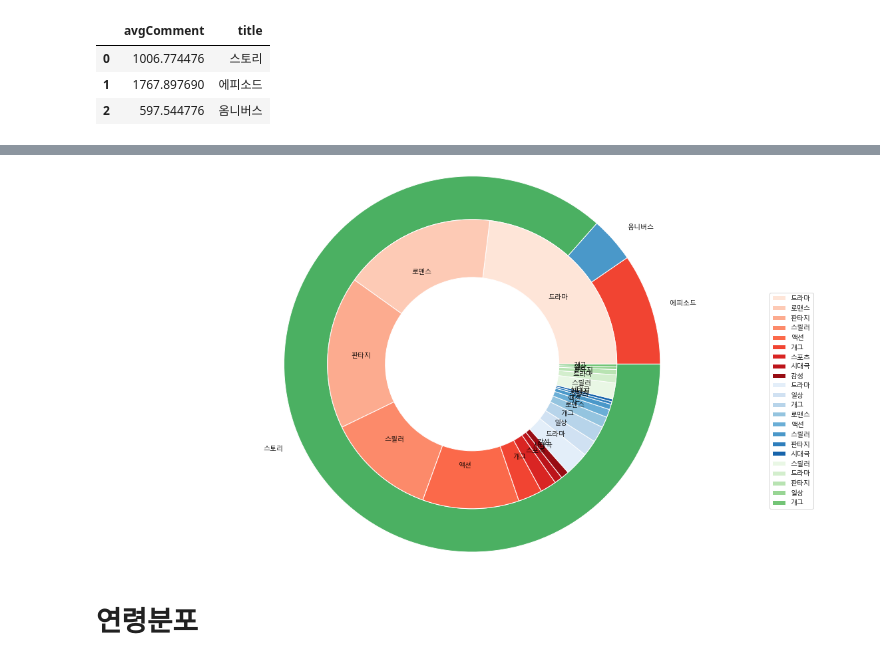
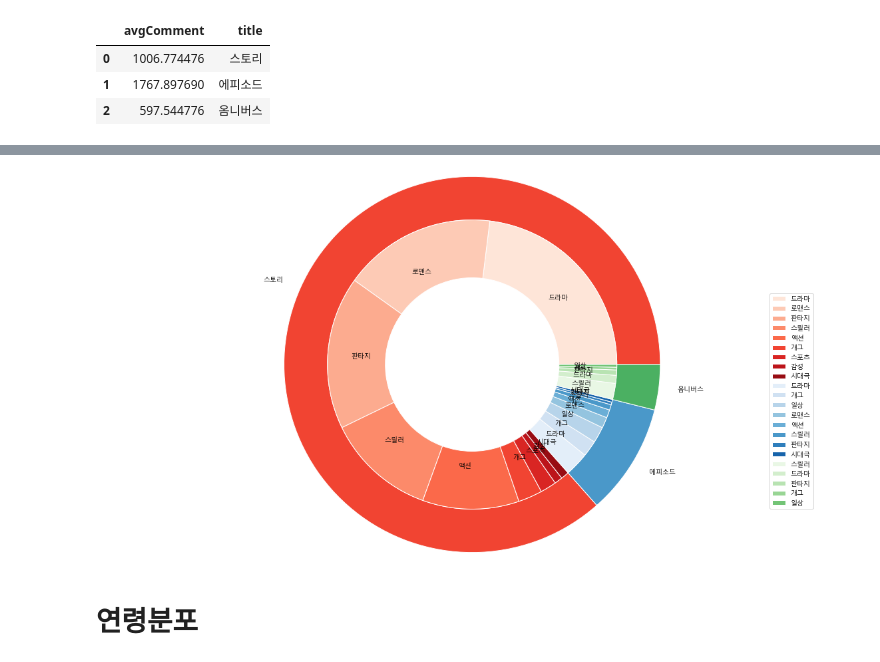
Before and after one commit to 9JIMIN/comic, a Jupyter notebook: collection.ipynb, the cells around one changed output, grey strips where cells are left out. Cells and saved outputs as stored; diff of their text form; code cells hidden in the pictures.

```diff
--- a/collection.ipynb
+++ b/collection.ipynb
@@ -464,7 +464,7 @@ o_df
 # %%
 # Make data: I have 3 groups and 7 subgroups
-group_names=[df['title'][0], df['title'][1], df['title'][2]]
-group_size=[df['amount'][0], df['amount'][1], df['amount'][2]]
+group_names=[df['title'][1], df['title'][2], df['title'][0]]
+group_size=[df['amount'][1], df['amount'][2], df['amount'][0]]
 subgroup_names=[]
 for g in s_df['genre']:
     subgroup_names.append(g)
@@ -482,34 +482,34 @@ for n in o_df['sum']:
 
 # Create colors
 a, b, c=[plt.cm.Reds, plt.cm.Blues, plt.cm.Greens]
 mypie_color=[]
 for i in range(1, len(s_df['genre'])+1):
     mypie_color.append(a(0.1*i))
 for i in range(1, len(e_df['genre'])+1):
     mypie_color.append(b(0.1*i))
 for i in range(1, len(o_df['genre'])+1):
     mypie_color.append(c(0.1*i))
 
 # First Ring (outside)
 fig, ax = plt.subplots(figsize=(20, 10))
 ax.axis('equal')
 mypie, _ = ax.pie(group_size, radius=1.3, labels=group_names, colors=
 [a(0.6), b(0.6), c(0.6)] )
 plt.setp( mypie, width=0.3, edgecolor='white')
 
 # Second Ring (Inside)
 mypie2, _ = ax.pie(subgroup_size, radius=1.3-0.3,
 labels=subgroup_names, labeldistance=0.7, colors=mypie_color)
 plt.setp(mypie2, width=0.4, edgecolor='white')
 plt.margins(0,0)
 
 plt.legend(loc=(0.9, 0.1))
 handles, labels = ax.get_legend_handles_labels()
 
 ax.legend(handles[3:], subgroup_names,loc=(0.9, 0.1))
 plt.show()
 # %% [output]
-[figure, old version]
+[figure, new version]
 # %% [markdown]
 # 연령분포
 # %%
```
Also changed, not shown: parts of 5 cells of this notebook, 1 other file.
